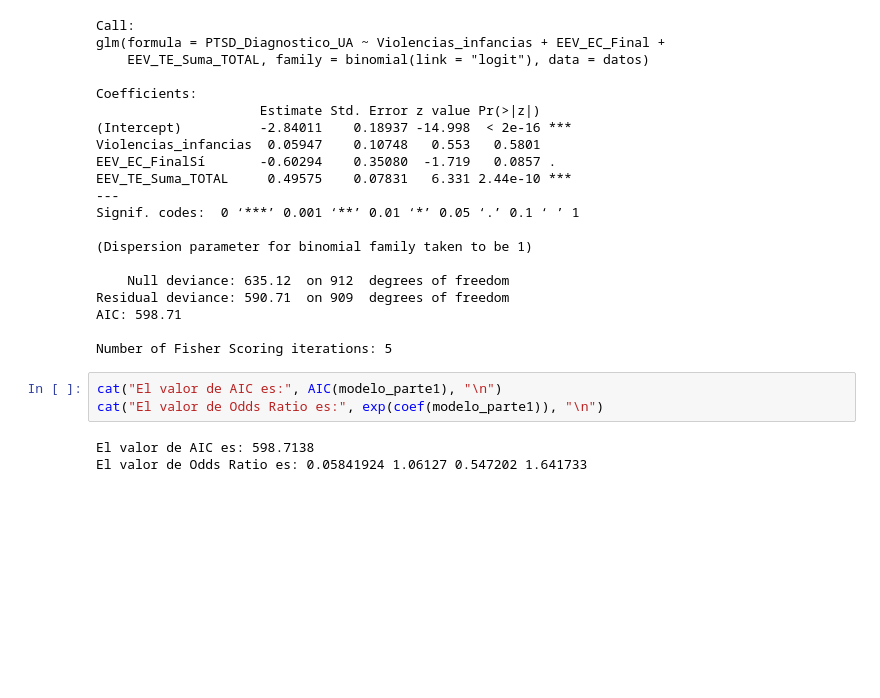
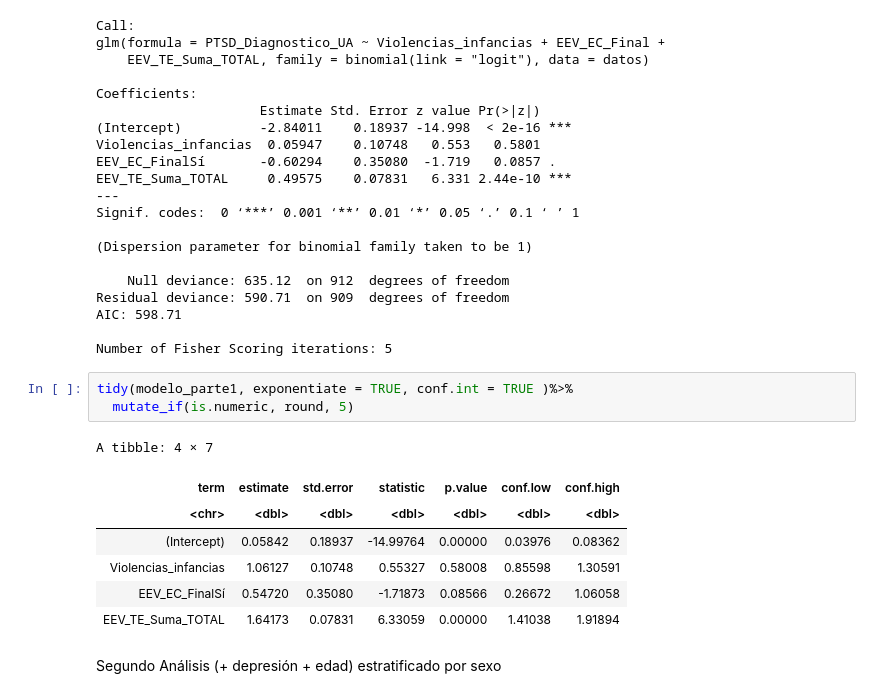
Before and after one commit to MelissaMF/DisenoInvestigacionS2-2026, a Jupyter notebook: 20261019_AvanceEvaluacionCuantitativa.ipynb, the cells around one changed output. Saved outputs shown, nothing was run; the diff lists cells and outputs as text; blank space fills up the shorter version.

```diff
--- a/20261019_AvanceEvaluacionCuantitativa.ipynb
+++ b/20261019_AvanceEvaluacionCuantitativa.ipynb
@@ -108,9 +109,16 @@ Residual deviance: 590.71  on 909  degrees of freedom
 AIC: 598.71
 
 Number of Fisher Scoring iterations: 5
-# %%
-cat("El valor de AIC es:", AIC(modelo_parte1), "\n")
-cat("El valor de Odds Ratio es:", exp(coef(modelo_parte1)), "\n")
-# %% [output]
-El valor de AIC es: 598.7138
-El valor de Odds Ratio es: 0.05841924 1.06127 0.547202 1.641733
+# %%
+tidy(modelo_parte1, exponentiate = TRUE, conf.int = TRUE )%>%
+  mutate_if(is.numeric, round, 5)
+# %% [output]
+A tibble: 4 × 7
+| term | estimate | std.error | statistic | p.value | conf.low | conf.high |
+| <chr> | <dbl> | <dbl> | <dbl> | <dbl> | <dbl> | <dbl> |
+| (Intercept) | 0.05842 | 0.18937 | -14.99764 | 0.00000 | 0.03976 | 0.08362 |
+| Violencias_infancias | 1.06127 | 0.10748 | 0.55327 | 0.58008 | 0.85598 | 1.30591 |
+| EEV_EC_FinalSí | 0.54720 | 0.35080 | -1.71873 | 0.08566 | 0.26672 | 1.06058 |
+| EEV_TE_Suma_TOTAL | 1.64173 | 0.07831 | 6.33059 | 0.00000 | 1.41038 | 1.91894 |
+# %% [markdown]
+Segundo Análisis (+ depresión + edad) estratificado por sexo
```
Also changed, not shown: parts of 5 cells of this notebook.
